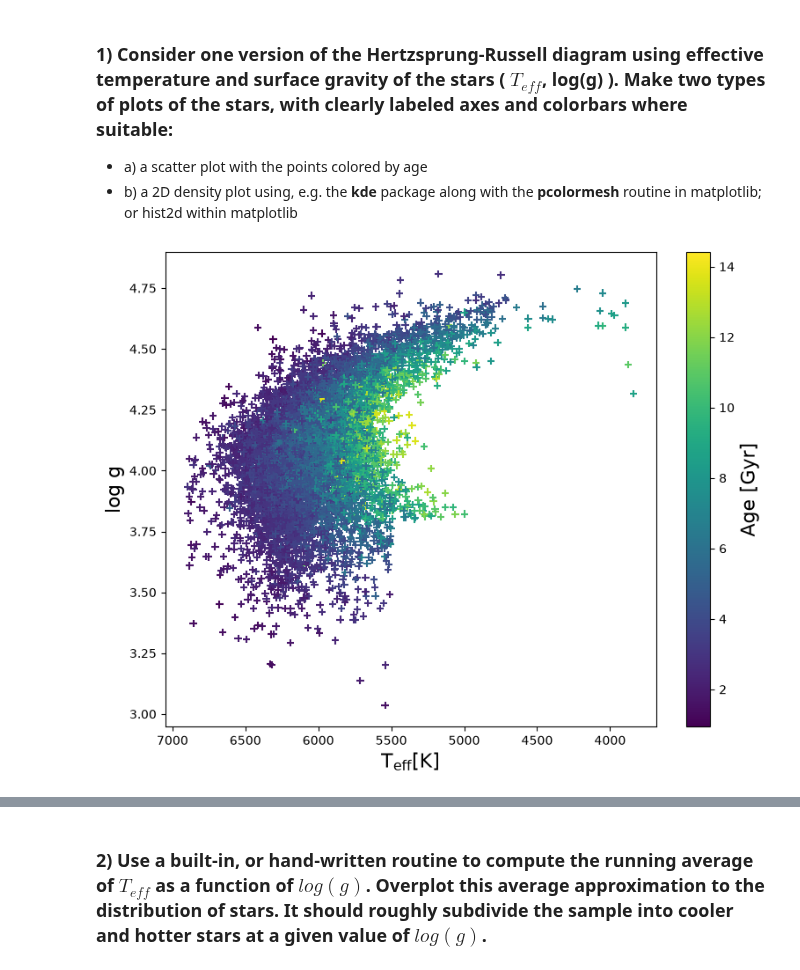
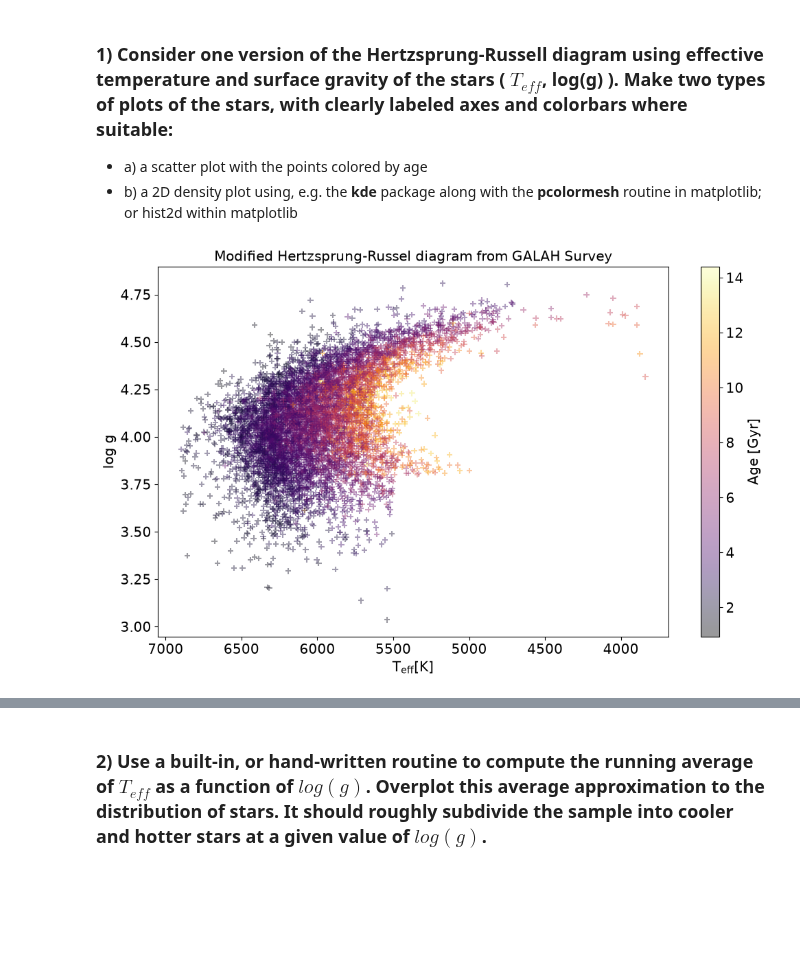
Before and after one commit to MarcusFri/NumAstro2026W_MarcusFrischherz_08225094, a Jupyter notebook: Exercise_sheet_2.ipynb, the cells around one changed output, grey strips where cells are left out. Saved outputs shown, nothing was run; the diff lists cells and outputs as text; code cells hidden in the pictures; blank space fills up the shorter version.

```diff
--- a/Exercise_sheet_2.ipynb
+++ b/Exercise_sheet_2.ipynb
@@ -14,6 +14,18 @@ https://matplotlib.org/stable/plot_types/index.html
 # %%
 import numpy as np
 from matplotlib import pyplot as plt
+# %%
+"""
+Set some defaults, most of all: LARGE fonts
+"""
+import matplotlib.pylab as pylab
+params = {'legend.fontsize': 'x-large',
+          'figure.figsize': (12, 7),
+         'axes.labelsize': 'x-large',
+         'axes.titlesize':'x-large',
+         'xtick.labelsize':'x-large',
+         'ytick.labelsize':'x-large'}
+pylab.rcParams.update(params)
 # %%
 #Read in data set
 from scipy.io import readsav
@@ -33,12 +45,13 @@ afe = stars['f']['__alpha_fe_']  #[Alpha/Fe], logarithmic relative abundance of
 * a) a scatter plot with the points colored by age
 * b) a 2D density plot using, e.g. the **kde** package along with the **pcolormesh** routine in matplotlib; or hist2d within matplotlib
 # %%
-plt.figure(figsize=(9,7))
-plt.scatter(teff, logg, marker='+', c=age, cmap='viridis')
-plt.colorbar().set_label(label='Age [Gyr]', size=16)
-plt.xlabel(r'$\mathrm{T_{eff} [K]}$', fontsize=16)
-plt.ylabel('log g', fontsize=16)
-plt.gca().invert_xaxis()
+plt.figure()
+plt.scatter(teff, logg, marker='+', c=age, cmap='inferno', alpha=0.4)
+plt.colorbar().set_label(label='Age [Gyr]')
+plt.xlabel(r'$\mathrm{T_{eff} [K]}$')
+plt.ylabel('log g')                 # log g has no unit (log anything has no unit)
+plt.gca().invert_xaxis()            # As it is HR diagram, we make temperature increase from right to left
+plt.title('Modified Hertzsprung-Russel diagram from GALAH Survey')
 plt.show()
 # %% [output]
-[figure, old version]
+[figure, new version]
```
Also changed, not shown: parts of 5 cells of this notebook.
